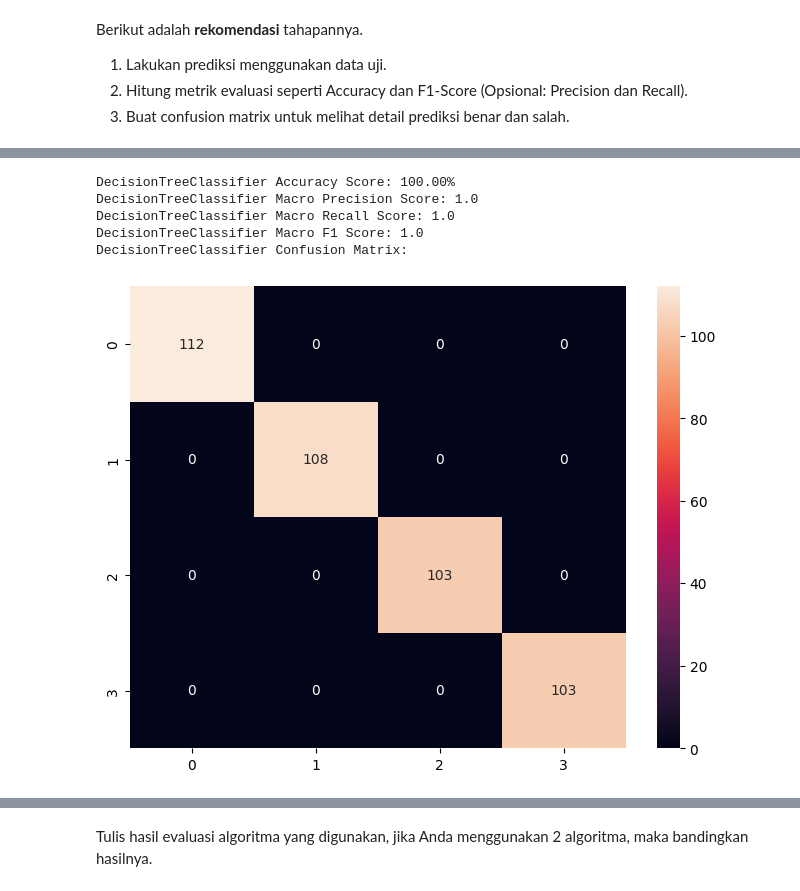
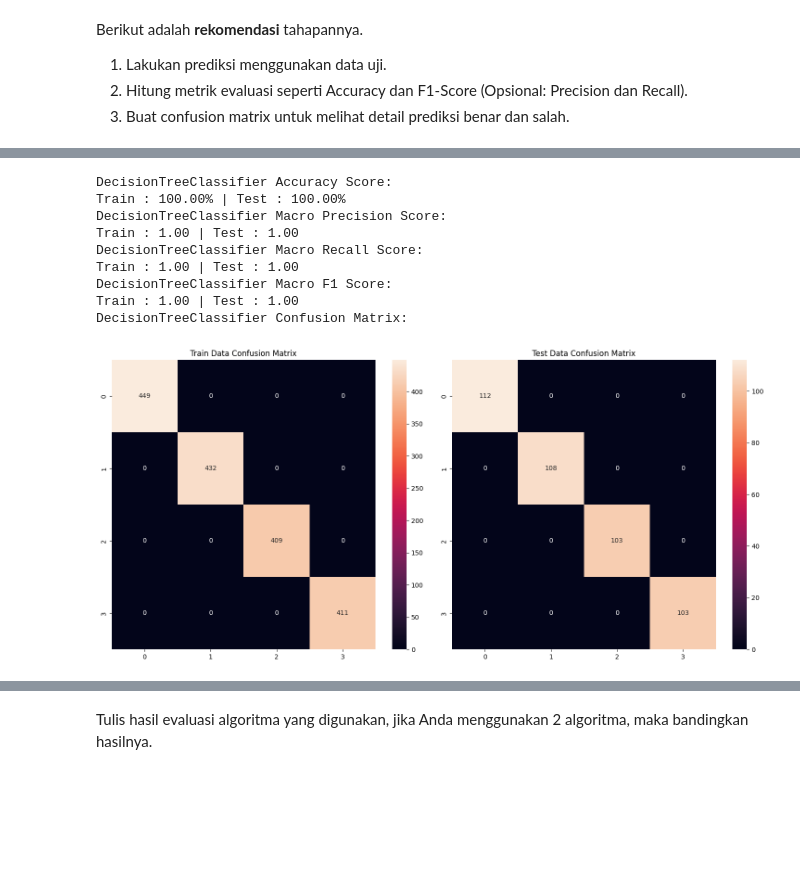
Before and after one commit to hfzdzakii/Dicoding-AnalysisDataAndModelling, a Jupyter notebook: [Klasifikasi]_Submission_Akhir_BMLP_Muhammad_Hafizh_Dzaki.ipynb, the cells around one changed output, grey strips where cells are left out. Saved outputs shown, nothing was run; the diff lists cells and outputs as text; code cells hidden in the pictures; blank space fills up the shorter version.

```diff
--- a/[Klasifikasi]_Submission_Akhir_BMLP_Muhammad_Hafizh_Dzaki.ipynb
+++ b/[Klasifikasi]_Submission_Akhir_BMLP_Muhammad_Hafizh_Dzaki.ipynb
@@ -125,4 +116,4 @@ KNeighborsClassifier()
 # %%
-nb = GaussianNB()
-nb.fit(X_train_clean, y_train)
+dt = DecisionTreeClassifier()
+dt.fit(X_train_clean, y_train)
 # %% [output]
@@ -137,13 +133,25 @@ Berikut adalah **rekomendasi** tahapannya.
 2. Hitung metrik evaluasi seperti Accuracy dan F1-Score (Opsional: Precision dan Recall).
 3. Buat confusion matrix untuk melihat detail prediksi benar dan salah.
 # %%
-def check_metrics(model, X_test, y_test):
-    y_pred = model.predict(X_test)
-    print(f"{model.__class__.__name__} Accuracy Score: {accuracy_score(y_test, y_pred)*100:.2f}%")
-    print(f"{model.__class__.__name__} Macro Precision Score: {precision_score(y_test, y_pred, average='macro')}")
-    print(f"{model.__class__.__name__} Macro Recall Score: {recall_score(y_test, y_pred, average='macro')}")
-    print(f"{model.__class__.__name__} Macro F1 Score: {f1_score(y_test, y_pred, average='macro')}")
+# Code the visualization function
+def check_metrics(model, X_train, y_train, X_test, y_test):
+    y_pred_train = model.predict(X_train)
+    y_pred_test = model.predict(X_test)
+    print(f"{model.__class__.__name__} Accuracy Score:")
+    print(f"Train : {accuracy_score(y_train, y_pred_train)*100:.2f}% | Test : {accuracy_score(y_test, y_pred_test)*100:.2f}%")
+    print(f"{model.__class__.__name__} Macro Precision Score:")
+    print(f"Train : {precision_score(y_train, y_pred_train, average='macro'):.2f} | Test : {precision_score(y_test, y_pred_test, average='macro'):.2f}")
+    print(f"{model.__class__.__name__} Macro Recall Score:")
+    print(f"Train : {recall_score(y_train, y_pred_train, average='macro'):.2f} | Test : {recall_score(y_test, y_pred_test, average='macro'):.2f}")
+    print(f"{model.__class__.__name__} Macro F1 Score:")
+    print(f"Train : {f1_score(y_train, y_pred_train, average='macro'):.2f} | Test : {f1_score(y_test, y_pred_test, average='macro'):.2f}")
     print(f"{model.__class__.__name__} Confusion Matrix:")
-    plt.figure(figsize=(8, 6))
-    sns.heatmap(confusion_matrix(y_test, y_pred), annot=True, fmt='d')
+    plt.figure(figsize=(15, 7))
+    plt.subplot(1, 2, 1)
+    sns.heatmap(confusion_matrix(y_train, y_pred_train), annot=True, fmt='d')
+    plt.title('Train Data Confusion Matrix')
+    plt.subplot(1, 2, 2)
+    sns.heatmap(confusion_matrix(y_test, y_pred_test), annot=True, fmt='d')
+    plt.title('Test Data Confusion Matrix')
+    plt.tight_layout()
     plt.show()
@@ -150,10 +172,14 @@ def check_metrics(model, X_test, y_test):
 # %%
 # Decision Tree model evaluation
-check_metrics(dt, X_test_clean, y_test)
+check_metrics(dt, X_train_clean, y_train, X_test_clean, y_test)
 # %% [output]
-DecisionTreeClassifier Accuracy Score: 100.00%
-DecisionTreeClassifier Macro Precision Score: 1.0
-DecisionTreeClassifier Macro Recall Score: 1.0
-DecisionTreeClassifier Macro F1 Score: 1.0
+DecisionTreeClassifier Accuracy Score:
+Train : 100.00% | Test : 100.00%
+DecisionTreeClassifier Macro Precision Score:
+Train : 1.00 | Test : 1.00
+DecisionTreeClassifier Macro Recall Score:
+Train : 1.00 | Test : 1.00
+DecisionTreeClassifier Macro F1 Score:
+Train : 1.00 | Test : 1.00
 DecisionTreeClassifier Confusion Matrix:
-[figure, old version]
+[figure, new version]
```
Also changed, not shown: parts of 12 cells of this notebook, 3 other files.
